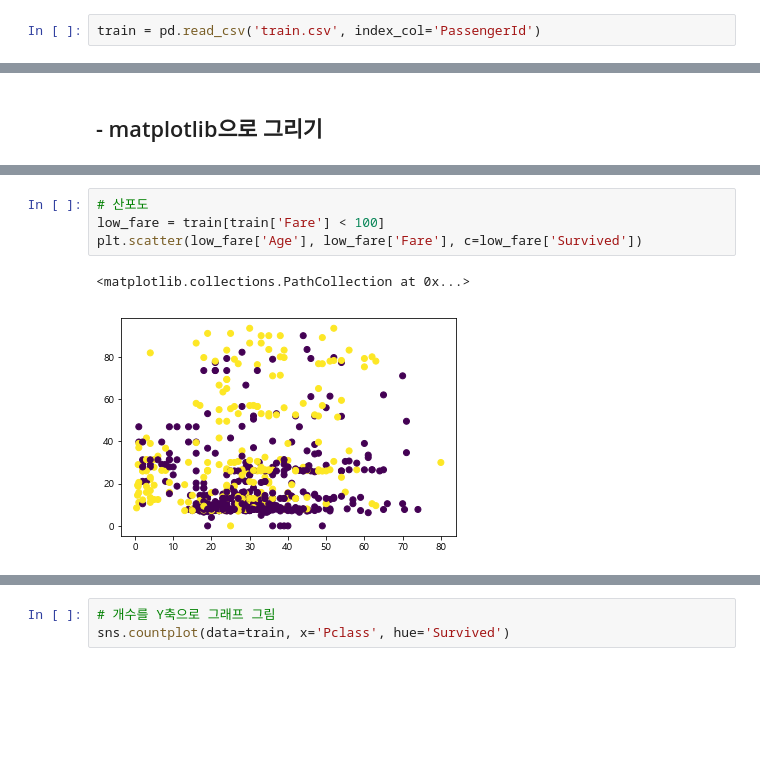
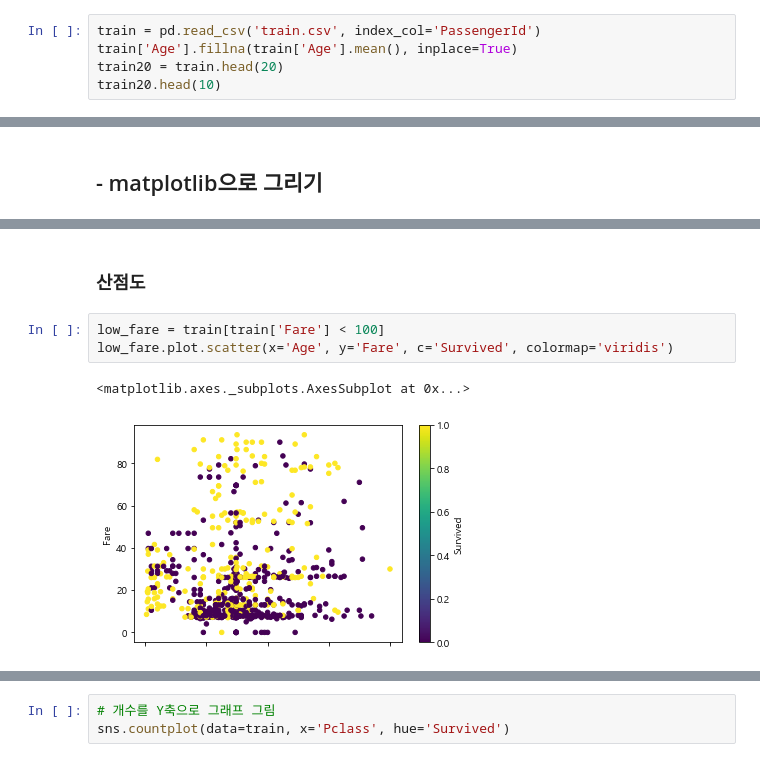
Before and after one commit to kinonia/python-note, a Jupyter notebook: 21.visualization-demo.ipynb, the cells around one changed output, grey strips where cells are left out. Saved outputs shown, nothing was run; the diff lists cells and outputs as text; blank space fills up the shorter version.

```diff
--- a/21.visualization-demo.ipynb
+++ b/21.visualization-demo.ipynb
@@ -7,2 +8,5 @@ import pandas as pd
 # %%
 train = pd.read_csv('train.csv', index_col='PassengerId')
+train['Age'].fillna(train['Age'].mean(), inplace=True)
+train20 = train.head(20)
+train20.head(10)
@@ -62,7 +115,8 @@ plt.legend()
+# %% [markdown]
+### 산점도
 # %%
-# 산포도
 low_fare = train[train['Fare'] < 100]
-plt.scatter(low_fare['Age'], low_fare['Fare'], c=low_fare['Survived'])
+low_fare.plot.scatter(x='Age', y='Fare', c='Survived', colormap='viridis')
 # %% [output]
-<matplotlib.collections.PathCollection at 0x...>
+<matplotlib.axes._subplots.AxesSubplot at 0x...>
-[figure, old version]
+[figure, new version]
```
Also changed, not shown: parts of 37 cells of this notebook, 1 other file.
